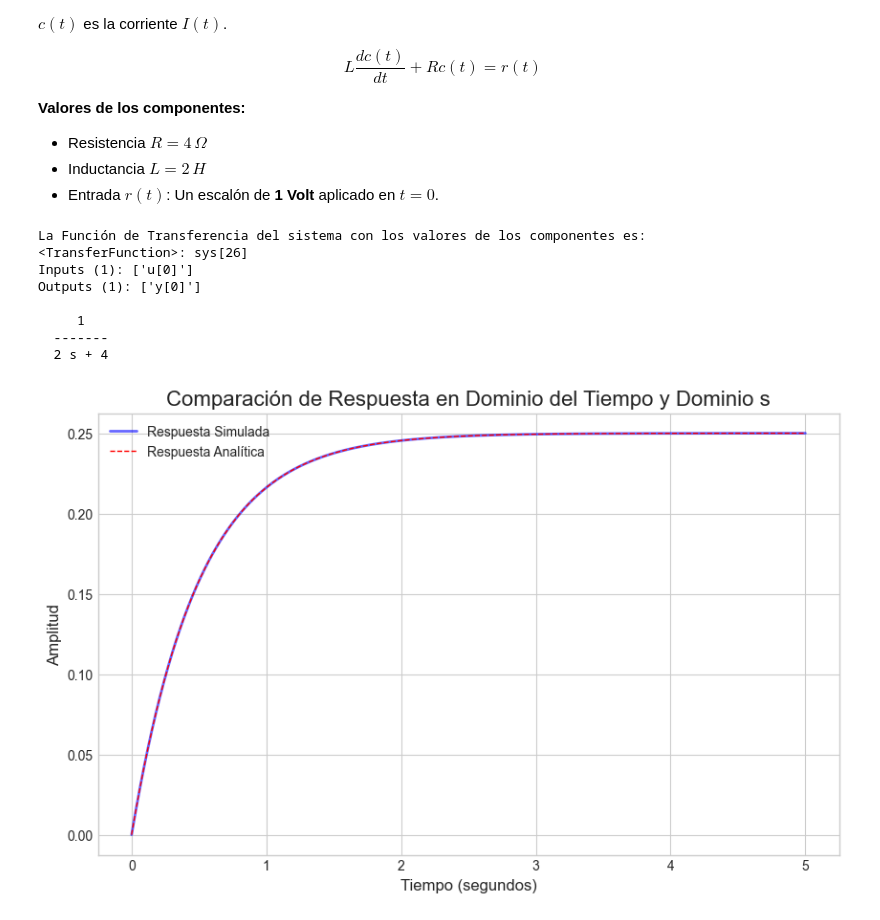
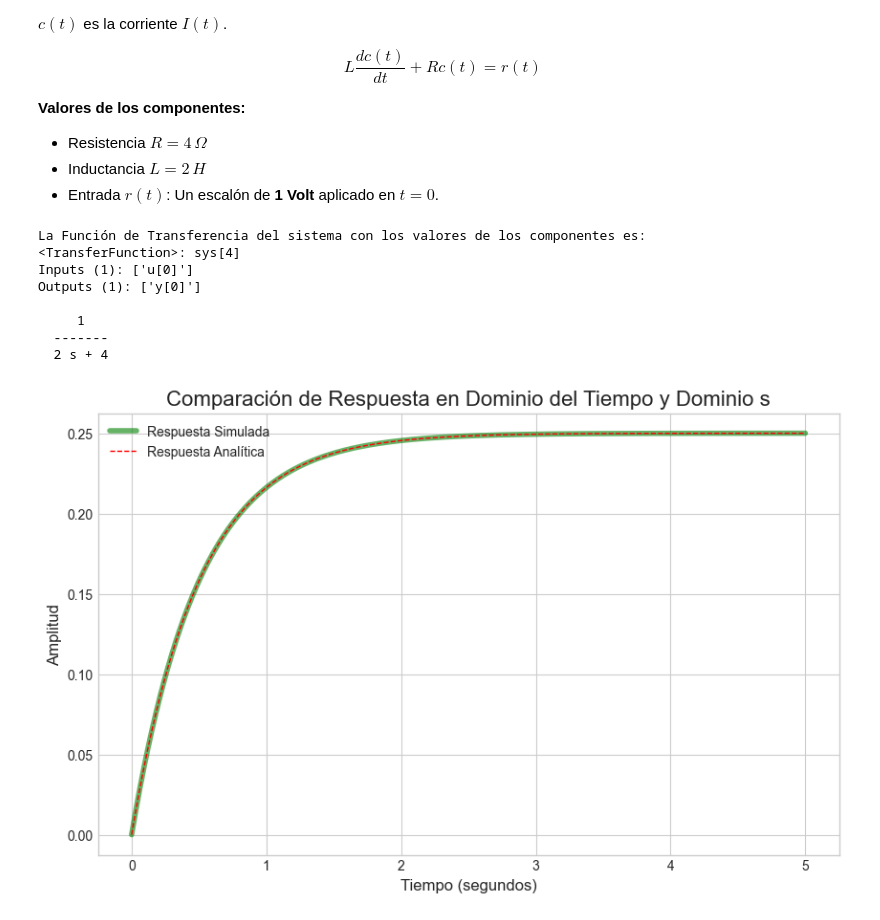
Before and after one commit to NataliaIDM/control-clasico, a Jupyter notebook: Practicas/P_2_011_Analisis_tiempo_frecuencia.ipynb, the cells around one changed output. Saved outputs shown, nothing was run; the diff lists cells and outputs as text; code cells hidden in the pictures.

```diff
--- a/Practicas/P_2_011_Analisis_tiempo_frecuencia.ipynb
+++ b/Practicas/P_2_011_Analisis_tiempo_frecuencia.ipynb
@@ -153,33 +155,33 @@ denominador = [2, 4]
 G_s = ct.tf(numerador, denominador)
 
 print("La Función de Transferencia del sistema con los valores de los componentes es:")
 print(G_s)
 
 t = np.linspace(0, 5, 500) # Simular de 0 a 5 segundos
 
 tiempo, c_dominio_tiempo = ct.step_response(G_s, T=t)
 
 c_dominio_s=0.25*(1-np.exp(-tiempo/0.5))
 
 plt.figure(figsize=(10, 6))
 
-plt.plot(tiempo, c_dominio_tiempo, label='Respuesta Simulada', alpha=0.6, color='blue', linewidth=2)
+plt.plot(tiempo, c_dominio_tiempo, label='Respuesta Simulada', alpha=0.6, color='green', linewidth=4)
 
 plt.plot(tiempo, c_dominio_s, label='Respuesta Analítica', linestyle='--', color='red', linewidth=1)
 
 plt.title('Comparación de Respuesta en Dominio del Tiempo y Dominio s', fontsize=16)
 plt.xlabel('Tiempo (segundos)', fontsize=12)
 plt.ylabel('Amplitud', fontsize=12)
 plt.legend(fontsize=10)
 plt.grid(True)
 plt.show()
 # %% [output]
 La Función de Transferencia del sistema con los valores de los componentes es:
-<TransferFunction>: sys[26]
+<TransferFunction>: sys[4]
 Inputs (1): ['u[0]']
 Outputs (1): ['y[0]']
 
      1
   -------
   2 s + 4
-[figure, old version]
+[figure, new version]
```
Also changed, not shown: parts of 1 cell of this notebook.
